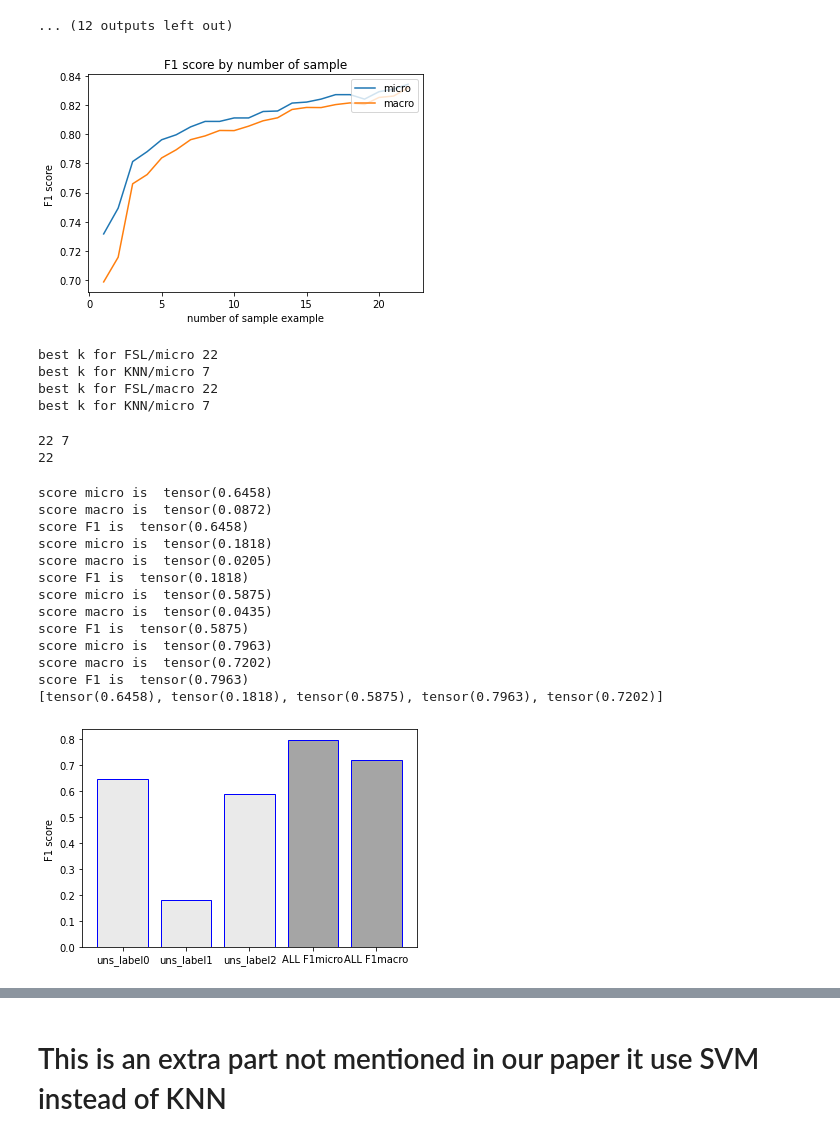
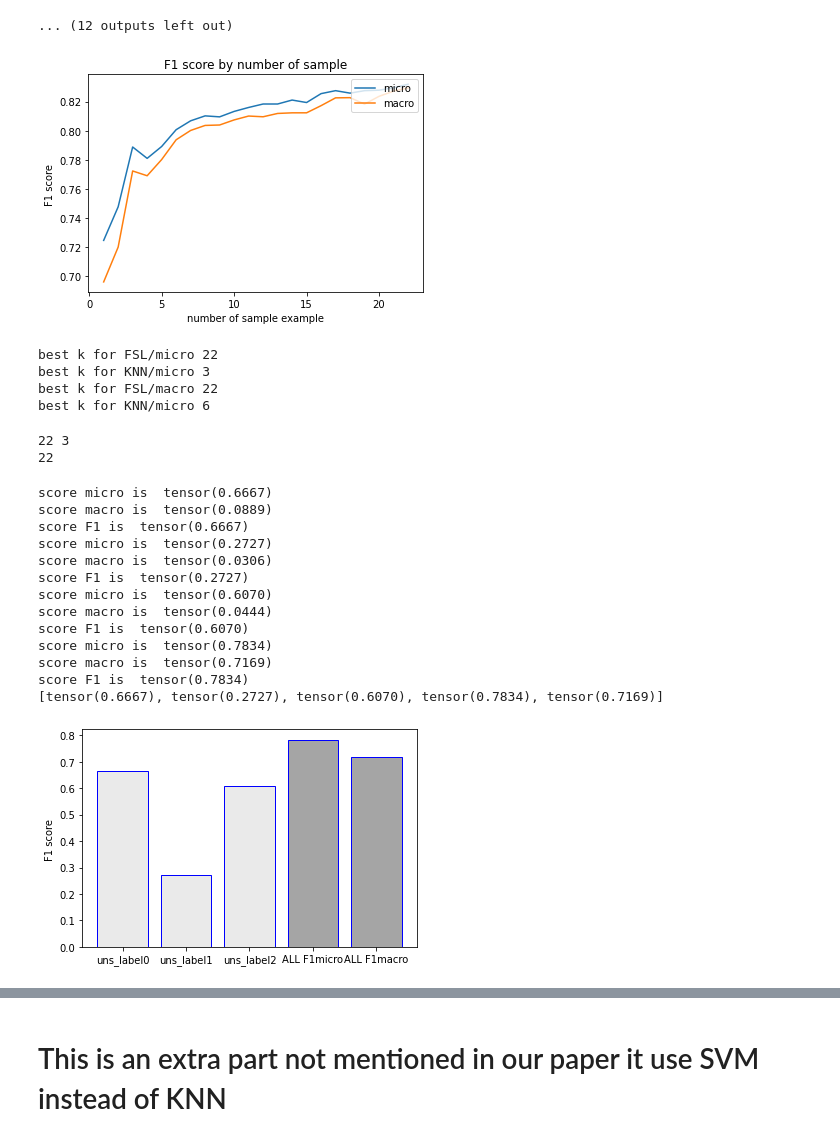
Before and after one commit to hatemamine/FSL-and-ExSummarization-for-Legal-lengthy-Text-classification, a Jupyter notebook: ledgarinference-and-evaluation.ipynb, the cells around one changed output, grey strips where cells are left out. Cells and saved outputs as stored; diff of their text form; code cells hidden in the pictures.

Commit message:
Kaggle Notebook | LEDGARInference_and_Evaluation | Version 6

```diff
--- a/ledgarinference-and-evaluation.ipynb
+++ b/ledgarinference-and-evaluation.ipynb
@@ -25,13 +25,13 @@ import pandas as pd
 %matplotlib inline
 
 #load the embedding for trainset to make support set
-#with open('/kaggle/input/baselexglue-generate-embeddings/embeddingsSCOTUStrain.pickle', 'rb') as handle:
-with open('/kaggle/input/ledgar-generate-embeddings/embeddingsLEDGARtrain.pickle', 'rb') as handle:
+with open('/kaggle/input/ledgar-embeddings/embeddingsLEDGARtrain.pickle', 'rb') as handle:
+#with open('/kaggle/input/ledgar-generate-embeddings/embeddingsLEDGARtrain.pickle', 'rb') as handle:
     embeddings_train = pickle.load(handle)
 print(embeddings_train.keys())
 #load the embedding for validationset to make query set
-#with open('/kaggle/input/baselexglue-generate-embeddings/embeddingsSCOTUSvalidation.pickle', 'rb') as handle:
-with open('/kaggle/input/ledgar-generate-embeddings/embeddingsLEDGARvalidation.pickle', 'rb') as handle:
+with open('/kaggle/input/ledgar-embeddings/embeddingsLEDGARvalidation.pickle', 'rb') as handle:
+#with open('/kaggle/input/ledgar-generate-embeddings/embeddingsLEDGARvalidation.pickle', 'rb') as handle:
     embeddings_validation = pickle.load(handle)
 print(embeddings_validation.keys())
 # get the number of class
@@ -168,11 +168,11 @@ print("best k for KNN/micro", koptim_KNN_micro[f1s_KNN_micro.index(max(f1s_KNN_m
 print("best k for FSL/macro", x[f1s_KNN_macro.index(max(f1s_KNN_macro))])
 print("best k for KNN/micro", koptim_KNN_macro[f1s_KNN_macro.index(max(f1s_KNN_macro))])
 # %% [output]
-[figure, old version]
+[figure, new version]
 best k for FSL/micro 22
-best k for KNN/micro 7
+best k for KNN/micro 3
 best k for FSL/macro 22
-best k for KNN/micro 7
+best k for KNN/micro 6
 # %%
 def gety_true_y_pred(e, l, k, nl=None, unseen=[], ev=embeddings_validation["embeddings_validation"], lv=embeddings_validation["lable"]):
         y_true=[]
@@ -193,51 +193,51 @@ def gety_true_y_pred(e, l, k, nl=None, unseen=[], ev=embeddings_validation["embe
                     y_pred.append(pred[0])
         return y_true, y_pred
 # %%
-bestFSL_k =x[f1s_KNN_micro.index(max(f1s_KNN_micro))]
-bestKNN_k =koptim_KNN_micro[f1s_KNN_micro.index(max(f1s_KNN_micro))]
-#bestFSL_k =x[f1s_KNN_macro.index(max(f1s_KNN_macro))]
-#bestKNN_k =koptim_KNN_macro[f1s_KNN_macro.index(max(f1s_KNN_macro))]
+#bestFSL_k =x[f1s_KNN_micro.index(max(f1s_KNN_micro))]
+#bestKNN_k =koptim_KNN_micro[f1s_KNN_micro.index(max(f1s_KNN_micro))]
+bestFSL_k = 22
+bestKNN_k =3
 print(bestFSL_k, bestKNN_k)
 e, l = getsupportset(bestFSL_k, 7)
 result_KNN=[]
 #unseen label 0
 y_true_KNN, y_pred_KNN = gety_true_y_pred(e, l, bestKNN_k, 0)
 f1microKNN, f1macroknn, _ =getF1score(y_true_KNN, y_pred_KNN)
 result_KNN.append(f1microKNN)
 #unseen label 1
 y_true_KNN, y_pred_KNN = gety_true_y_pred(e, l, bestKNN_k, 1)
 f1microKNN, f1macroknn, _ =getF1score(y_true_KNN, y_pred_KNN)
 result_KNN.append(f1microKNN)
 #unseen label 2
 y_true_KNN, y_pred_KNN = gety_true_y_pred(e, l, bestKNN_k, 2)
 f1microKNN, f1macroknn, _ =getF1score(y_true_KNN, y_pred_KNN)
 result_KNN.append(f1microKNN)
 #all label
 y_true_KNN, y_pred_KNN = gety_true_y_pred(e, l, bestKNN_k)
 f1microKNN , f1macroknn, _ =getF1score(y_true_KNN, y_pred_KNN)
 result_KNN.append(f1microKNN)
 result_KNN.append(f1macroknn)
 print(result_KNN)
 bars = ('uns_label0', 'uns_label1', 'uns_label2', 'ALL F1micro', 'ALL F1macro')
 plot_resulta(result_KNN, bars, "LEDGAR_knn")
 #plotConfusion_Matrix(y_true_KNN, y_pred_KNN, numberofclass, "CMLEDGAR_knn")
 # %% [output]
-22 7
+22 3
 22
-score micro is  tensor(0.6458)
-score macro is  tensor(0.0872)
-score F1 is  tensor(0.6458)
-score micro is  tensor(0.1818)
-score macro is  tensor(0.0205)
-score F1 is  tensor(0.1818)
-score micro is  tensor(0.5875)
-score macro is  tensor(0.0435)
-score F1 is  tensor(0.5875)
-score micro is  tensor(0.7963)
-score macro is  tensor(0.7202)
-score F1 is  tensor(0.7963)
-[tensor(0.6458), tensor(0.1818), tensor(0.5875), tensor(0.7963), tensor(0.7202)]
+score micro is  tensor(0.6667)
+score macro is  tensor(0.0889)
+score F1 is  tensor(0.6667)
+score micro is  tensor(0.2727)
+score macro is  tensor(0.0306)
+score F1 is  tensor(0.2727)
+score micro is  tensor(0.6070)
+score macro is  tensor(0.0444)
+score F1 is  tensor(0.6070)
+score micro is  tensor(0.7834)
+score macro is  tensor(0.7169)
+score F1 is  tensor(0.7834)
+[tensor(0.6667), tensor(0.2727), tensor(0.6070), tensor(0.7834), tensor(0.7169)]
-[figure, old version]
+[figure, new version]
 # %%
 def getUMAPembedding(e, l):
     reducer = umap.UMAP(random_state=42)
```
Also changed, not shown: parts of 3 cells of this notebook.
